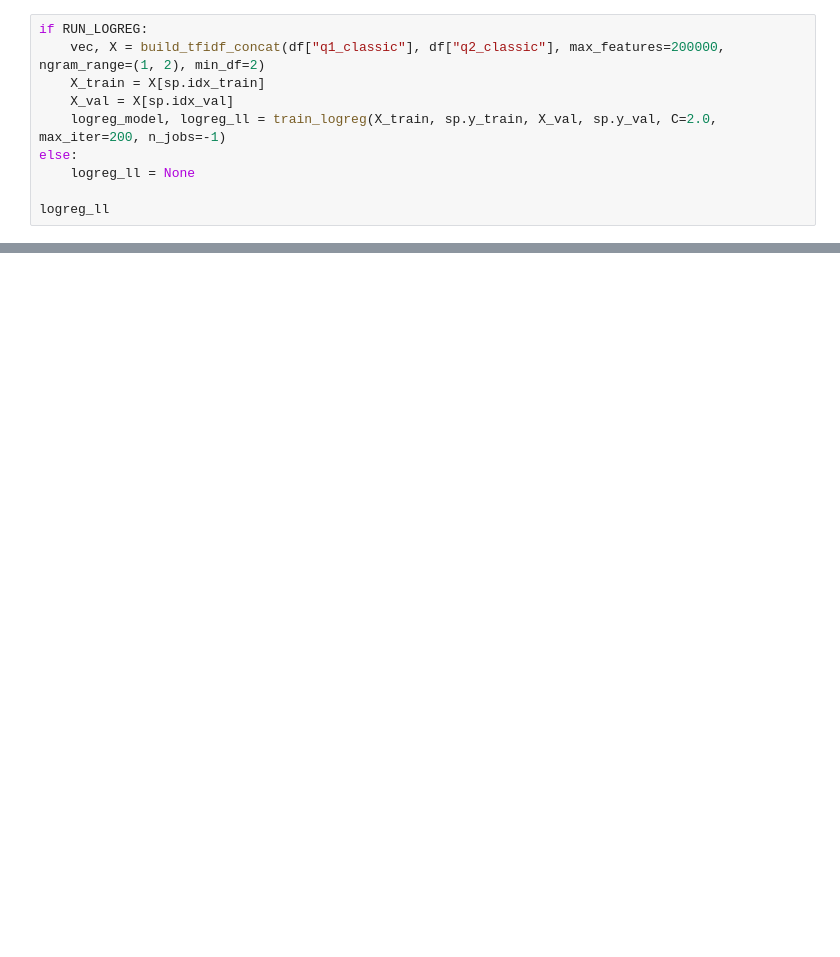
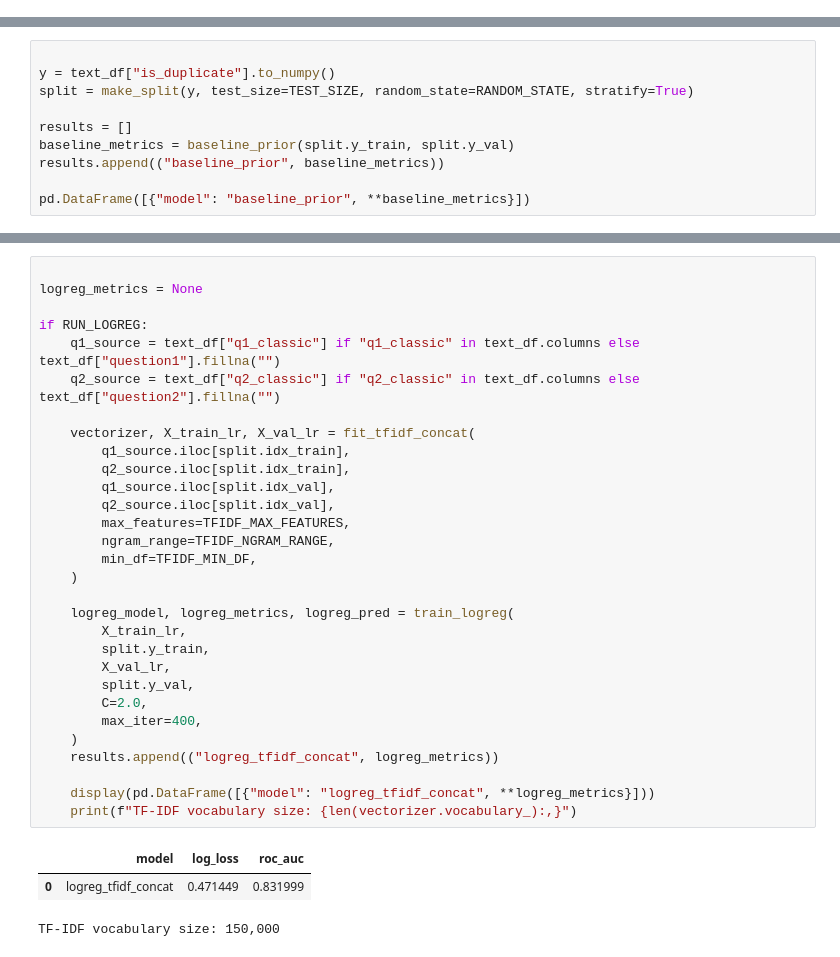
Before and after one commit to Demavend/Quora-project, a Jupyter notebook: notebooks/04_models.ipynb, the cells around one changed output, grey strips where cells are left out. Saved outputs shown, nothing was run; the diff lists cells and outputs as text; blank space fills up the shorter version.

```diff
--- a/notebooks/04_models.ipynb
+++ b/notebooks/04_models.ipynb
@@ -122,10 +49,0 @@ baseline_ll
-# %%
-if RUN_LOGREG:
-    vec, X = build_tfidf_concat(df["q1_classic"], df["q2_classic"], max_features=200000, ngram_range=(1, 2), min_df=2)
-    X_train = X[sp.idx_train]
-    X_val = X[sp.idx_val]
-    logreg_model, logreg_ll = train_logreg(X_train, sp.y_train, X_val, sp.y_val, C=2.0, max_iter=200, n_jobs=-1)
-else:
-    logreg_ll = None
-
-logreg_ll
@@ -247,0 +145,10 @@ pd.DataFrame(rows, columns=["model", "log_loss"]).sort_values("log_loss")
+# %%
+
+y = text_df["is_duplicate"].to_numpy()
+split = make_split(y, test_size=TEST_SIZE, random_state=RANDOM_STATE, stratify=True)
+
+results = []
+baseline_metrics = baseline_prior(split.y_train, split.y_val)
+results.append(("baseline_prior", baseline_metrics))
+
+pd.DataFrame([{"model": "baseline_prior", **baseline_metrics}])
@@ -247,0 +165,34 @@ pd.DataFrame(rows, columns=["model", "log_loss"]).sort_values("log_loss")
+# %%
+
+logreg_metrics = None
+
+if RUN_LOGREG:
+    q1_source = text_df["q1_classic"] if "q1_classic" in text_df.columns else text_df["question1"].fillna("")
+    q2_source = text_df["q2_classic"] if "q2_classic" in text_df.columns else text_df["question2"].fillna("")
+
+    vectorizer, X_train_lr, X_val_lr = fit_tfidf_concat(
+        q1_source.iloc[split.idx_train],
+        q2_source.iloc[split.idx_train],
+        q1_source.iloc[split.idx_val],
+        q2_source.iloc[split.idx_val],
+        max_features=TFIDF_MAX_FEATURES,
+        ngram_range=TFIDF_NGRAM_RANGE,
+        min_df=TFIDF_MIN_DF,
+    )
+
+    logreg_model, logreg_metrics, logreg_pred = train_logreg(
+        X_train_lr,
+        split.y_train,
+        X_val_lr,
+        split.y_val,
+        C=2.0,
+        max_iter=400,
+    )
+    results.append(("logreg_tfidf_concat", logreg_metrics))
+
+    display(pd.DataFrame([{"model": "logreg_tfidf_concat", **logreg_metrics}]))
+    print(f"TF-IDF vocabulary size: {len(vectorizer.vocabulary_):,}")
+# %% [output]
+|  | model | log_loss | roc_auc |
+| 0 | logreg_tfidf_concat | 0.471449 | 0.831999 |
+TF-IDF vocabulary size: 150,000
```
Also changed, not shown: parts of 29 cells of this notebook, 7 other files.
